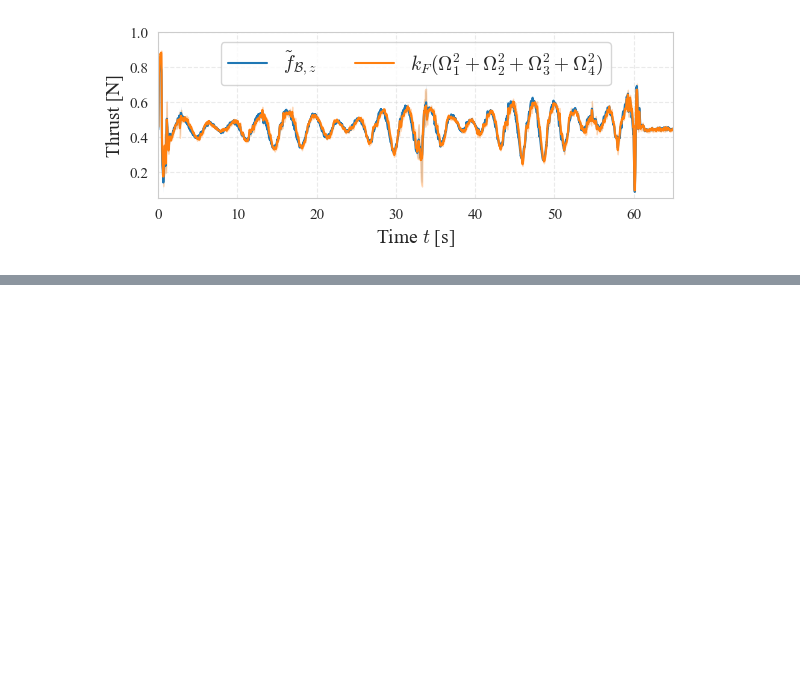
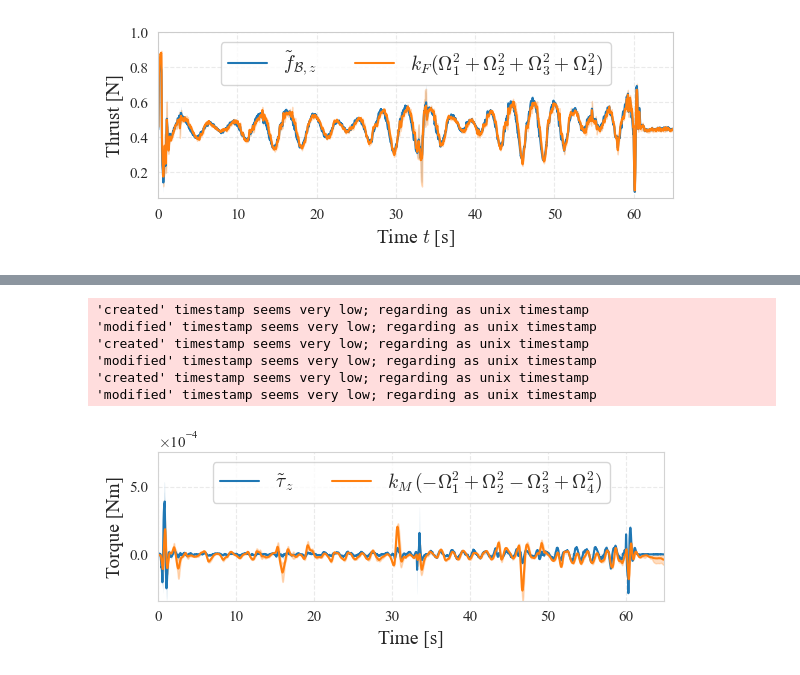
Before and after one commit to idsia-robotics/nanodrone-sysid-benchmark, a Jupyter notebook: train/thurst_drag_coeff_identification.ipynb, the cells around one changed output, grey strips where cells are left out. Cells and saved outputs as stored; diff of their text form; code cells hidden in the pictures; blank space fills up the shorter version.

```diff
--- a/train/thurst_drag_coeff_identification.ipynb
+++ b/train/thurst_drag_coeff_identification.ipynb
@@ -863,4 +852,12 @@ def plot_yaw_timeseries_mean(df_test_list, Km, figsize=(6,2.5), save=True):
 
     plt.show()
 # %%
-plot_yaw_timeseries_mean(df_test_list, Km, save=True)
+plot_yaw_timeseries_mean(df_test_list, Km)
+# %% [output]
+'created' timestamp seems very low; regarding as unix timestamp
+'modified' timestamp seems very low; regarding as unix timestamp
+'created' timestamp seems very low; regarding as unix timestamp
+'modified' timestamp seems very low; regarding as unix timestamp
+'created' timestamp seems very low; regarding as unix timestamp
+'modified' timestamp seems very low; regarding as unix timestamp
+[figure, added]
```
Also changed, not shown: parts of 25 cells of this notebook, 58 other files.
